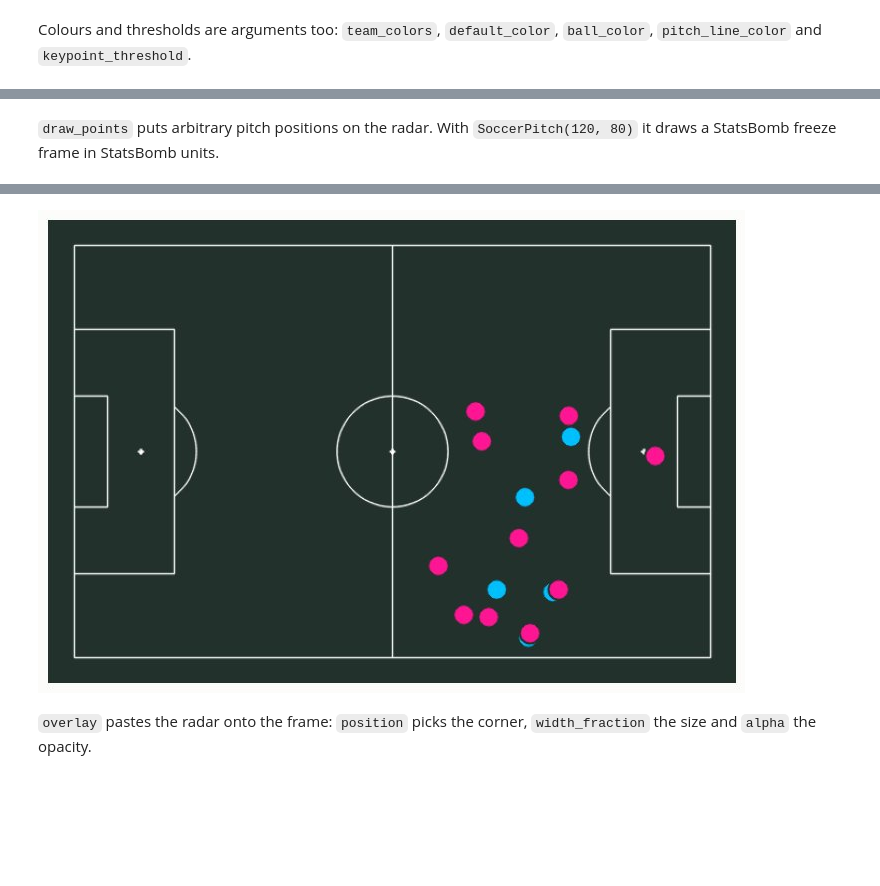
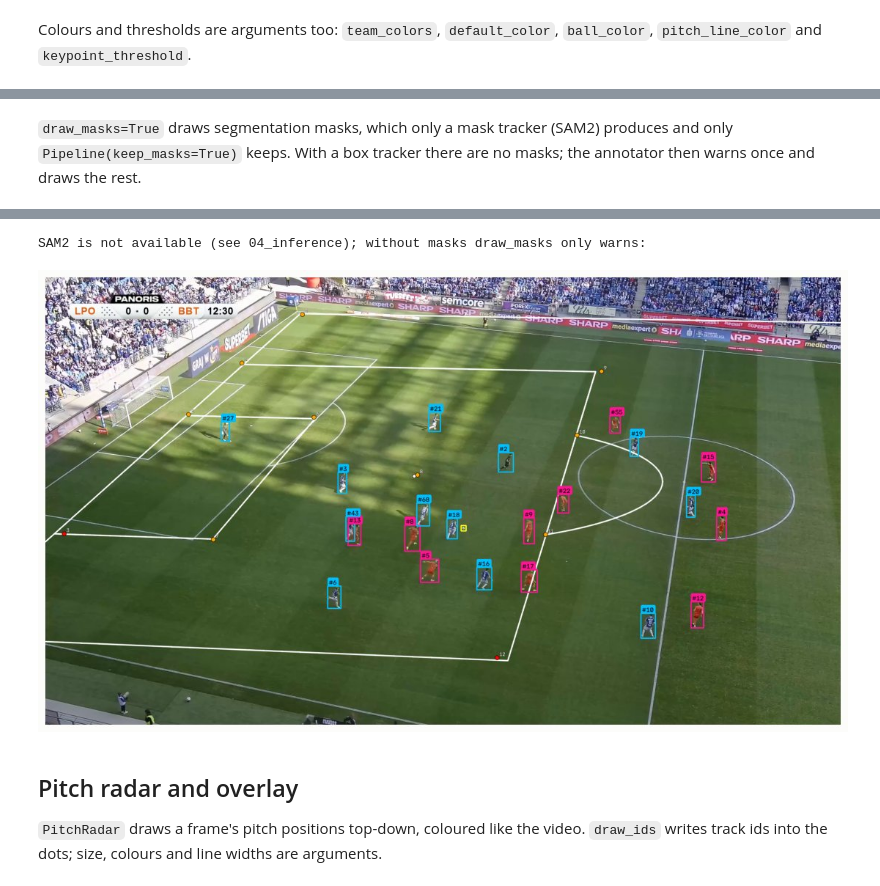
Before and after one commit to RedHot099/TactiFootVision, a Jupyter notebook: notebooks/05_visualisation.ipynb, the cells around one changed output, grey strips where cells are left out. Cells and saved outputs as stored; diff of their text form; code cells hidden in the pictures; blank space fills up the shorter version.

```diff
--- a/notebooks/05_visualisation.ipynb
+++ b/notebooks/05_visualisation.ipynb
@@ -45,11 +45,18 @@ tv.setup_logging("WARNING")
 %config InlineBackend.print_figure_kwargs = {"bbox_inches": "tight", "pil_kwargs": {"quality": 85}}
 
 video = tv.VideoReader(VIDEO)
-detector = tv.load_model("yolo", MODELS / "football_yolo11m.pt", conf=0.3)
-pitch_model = tv.load_model("yolo_pose", MODELS / "pitch_yolov8n_pose.pt")
+detector = tv.load_model("yolo", MODELS / "detector_yolo11l.pt", conf=0.3)
+# The pitch model with its own settings (see 04_inference).
+pitch_model = tv.load_model(
+    "yolo_pose", MODELS / "pitch_yolo11m_pose.pt", conf=0.1, resize="square"
+)
+estimator = tv.pitch.HomographyEstimator(
+    min_confidence=0.3, ransac_threshold=2.0, refine_with_lines=True
+)
 pipeline = tv.Pipeline(
     detector=detector,
     keypoint_model=pitch_model,
+    homography=estimator,
     team_classifier=tv.teams.TeamClassifier(embedder="siglip"),
 )
 result = pipeline.run(VIDEO, end=250, progress=False)
@@ -171,13 +168,40 @@ tv.show(
 # %% [markdown]
-`draw_points` puts arbitrary pitch positions on the radar. With
-`SoccerPitch(120, 80)` it draws a StatsBomb freeze frame in StatsBomb units.
+`draw_masks=True` draws segmentation masks, which only a mask tracker (SAM2)
+produces and only `Pipeline(keep_masks=True)` keeps. With a box tracker there
+are no masks; the annotator then warns once and draws the rest.
 # %%
-statsbomb = tv.data.load_statsbomb(DATA / "statsbomb")
-event = statsbomb[statsbomb["event_uuid"] == statsbomb["event_uuid"].iloc[0]]
-statsbomb_radar = tv.viz.PitchRadar(pitch=tv.SoccerPitch(120, 80))
-colors = np.where(event["teammate"], "#00BFFF", "#FF1493").tolist()
-tv.show(
-    statsbomb_radar.draw_points(np.array(event["pitch_location"].tolist()), colors),
-    width=7,
-)
+SAM2_REPO = ROOT / "external" / "segment-anything-2-real-time"
+SAM2_CHECKPOINT = SAM2_REPO / "checkpoints" / "sam2.1_hiera_tiny.pt"
+if SAM2_CHECKPOINT.is_file() and importlib.util.find_spec("hydra") is not None:
+    warnings.filterwarnings(
+        "ignore", message="Falling back to the Python connected-components"
+    )
+    sam2 = tv.tracking.create_tracker(
+        "sam2",
+        checkpoint=SAM2_CHECKPOINT,
+        config=SAM2_REPO / "sam2" / "configs" / "sam2.1" / "sam2.1_hiera_t.yaml",
+    )
+    masked = tv.Pipeline(
+        detector=detector,
+        keypoint_model=pitch_model,
+        homography=estimator,
+        tracker=sam2,
+        keep_masks=True,
+    ).run(
+        VIDEO, start=frame_result.index - 30, end=frame_result.index + 1, progress=False
+    )
+    masks_view = tv.viz.FrameAnnotator(draw_masks=True, draw_keypoints=False).annotate(
+        frame, masked[-1]
+    )
+    display(tv.show(masks_view, titles="SAM2 masks", width=11))
+else:
+    print(
+        "SAM2 is not available (see 04_inference); without masks draw_masks only warns:"
+    )
+    display(
+        tv.show(
+            tv.viz.FrameAnnotator(draw_masks=True).annotate(frame, frame_result),
+            width=11,
+        )
+    )
 # %% [output]
@@ -184,5 +209,9 @@ tv.show(
+SAM2 is not available (see 04_inference); without masks draw_masks only warns:
-[figure, old version]
+[figure, new version]
 # %% [markdown]
-`overlay` pastes the radar onto the frame: `position` picks the corner,
-`width_fraction` the size and `alpha` the opacity.
+## Pitch radar and overlay
+
+`PitchRadar` draws a frame's pitch positions top-down, coloured like the video.
+`draw_ids` writes track ids into the dots; size, colours and line widths are
+arguments.
 # %%
```
Also changed, not shown: parts of 42 cells of this notebook, 3 other files.
